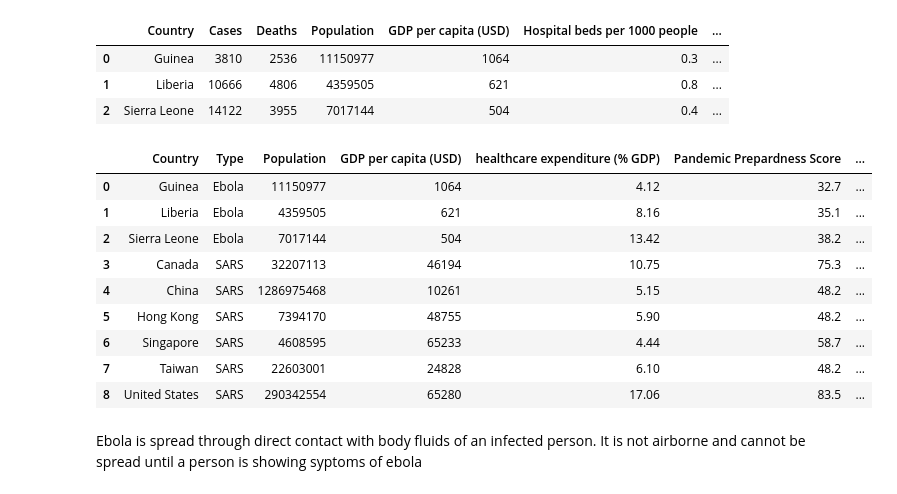
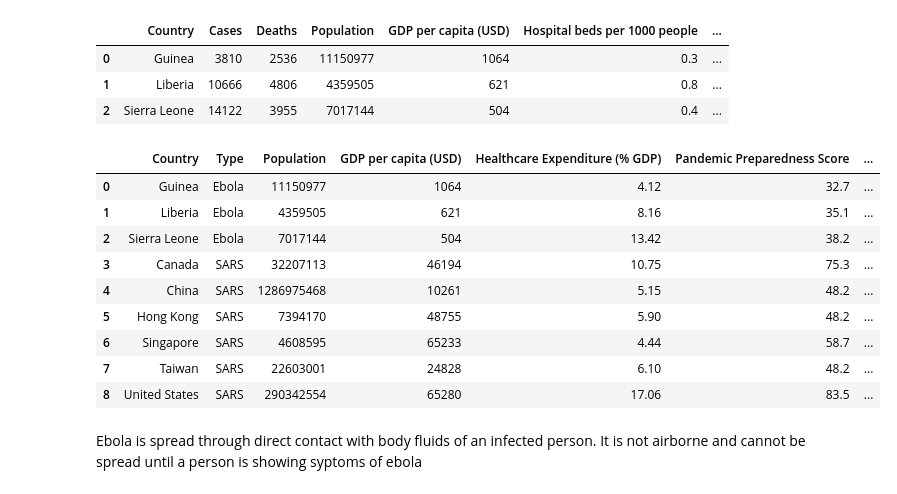
Before and after one commit to erharker/Json-s-and-the-pretty-pprintcesses, a Jupyter notebook: sars-ebola.ipynb, the cells around one changed output. Drawn from its saved outputs; the diff is of its cells as text; code cells hidden in the pictures.

```diff
--- a/sars-ebola.ipynb
+++ b/sars-ebola.ipynb
@@ -305,16 +305,16 @@ cases_pop_df.round(2)
 # %%
 data2 = {'Country':['Guinea', 'Liberia', 'Sierra Leone', "Canada",'China', 'Hong Kong', 'Singapore', 'Taiwan', 'United States' ],
          'Type': ['Ebola','Ebola','Ebola', 'SARS', 'SARS','SARS','SARS', 'SARS', 'SARS'],
          'Population': [11150977,4359505 ,7017144, 32207113,1286975468, 7394170,4608595,22603001,290342554],
          'GDP per capita (USD)':[1064, 621, 504,46194,10261, 48755, 65233, 24828, 65280],
-         'healthcare expenditure (% GDP)' :[4.12,8.16,13.42,10.75,5.15,5.9,4.44,6.1,17.06],
-         'Pandemic Prepardness Score': [32.7, 35.1,38.2, 75.3, 48.2,48.2,58.7,48.2,83.5],
-         'Hospital beds per 1000 people':[0.3,0.8,0.4,2.7,4.2,4.9,2.4,5.7,2.9]}
+         'Healthcare Expenditure (% GDP)' :[4.12,8.16,13.42,10.75,5.15,5.9,4.44,6.1,17.06],
+         'Pandemic Preparedness Score': [32.7, 35.1,38.2, 75.3, 48.2,48.2,58.7,48.2,83.5],
+         'Hospital Beds Per 1000 People':[0.3,0.8,0.4,2.7,4.2,4.9,2.4,5.7,2.9]}
 
 country_data= pd.DataFrame(data2)
 country_data
 # %% [output]
-|  | Country | Type | Population | GDP per capita (USD) | healthcare expenditure (% GDP) | Pandemic Prepardness Score | ... |
+|  | Country | Type | Population | GDP per capita (USD) | Healthcare Expenditure (% GDP) | Pandemic Preparedness Score | ... |
 | 0 | Guinea | Ebola | 11150977 | 1064 | 4.12 | 32.7 | ... |
 | 1 | Liberia | Ebola | 4359505 | 621 | 8.16 | 35.1 | ... |
 | 2 | Sierra Leone | Ebola | 7017144 | 504 | 13.42 | 38.2 | ... |
```
Also changed, not shown: parts of 1 cell of this notebook.
